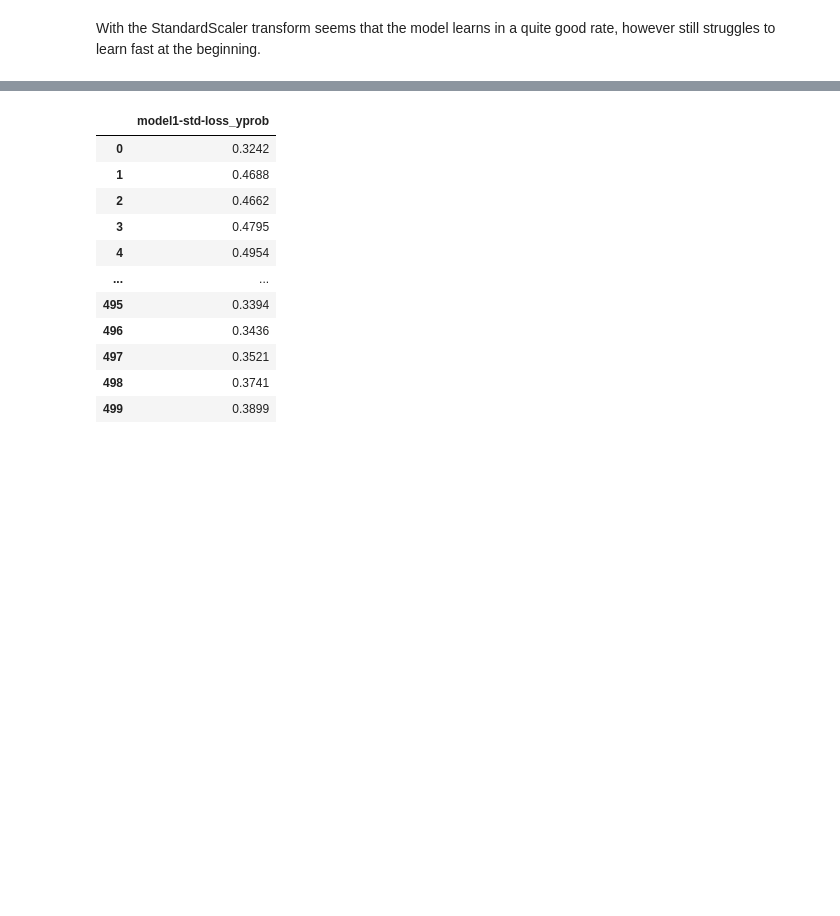
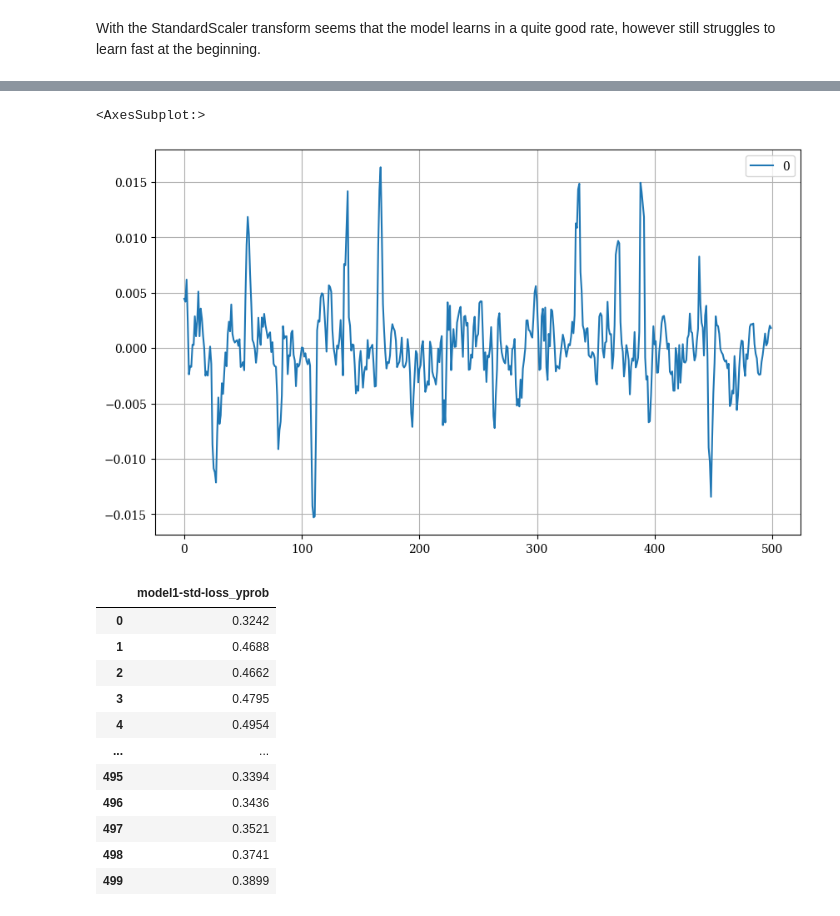
Before and after one commit to filipepapa/deep_learning, a Jupyter notebook: st_trend_predict_m15_oos.ipynb, the cells around one changed output, grey strips where cells are left out. Cells and saved outputs as stored; diff of their text form; code cells hidden in the pictures; blank space fills up the shorter version.

```diff
--- a/st_trend_predict_m15_oos.ipynb
+++ b/st_trend_predict_m15_oos.ipynb
@@ -1065,4 +1065,9 @@ model: model1-std-loss
 [figure]
+# %%
+pd.DataFrame(data.iloc[-500:,-1].values).plot()
+# %% [output]
+<AxesSubplot:>
+[figure, added]
 # %%
 df_prob
 # %% [output]
```
Also changed, not shown: parts of 4 cells of this notebook.
